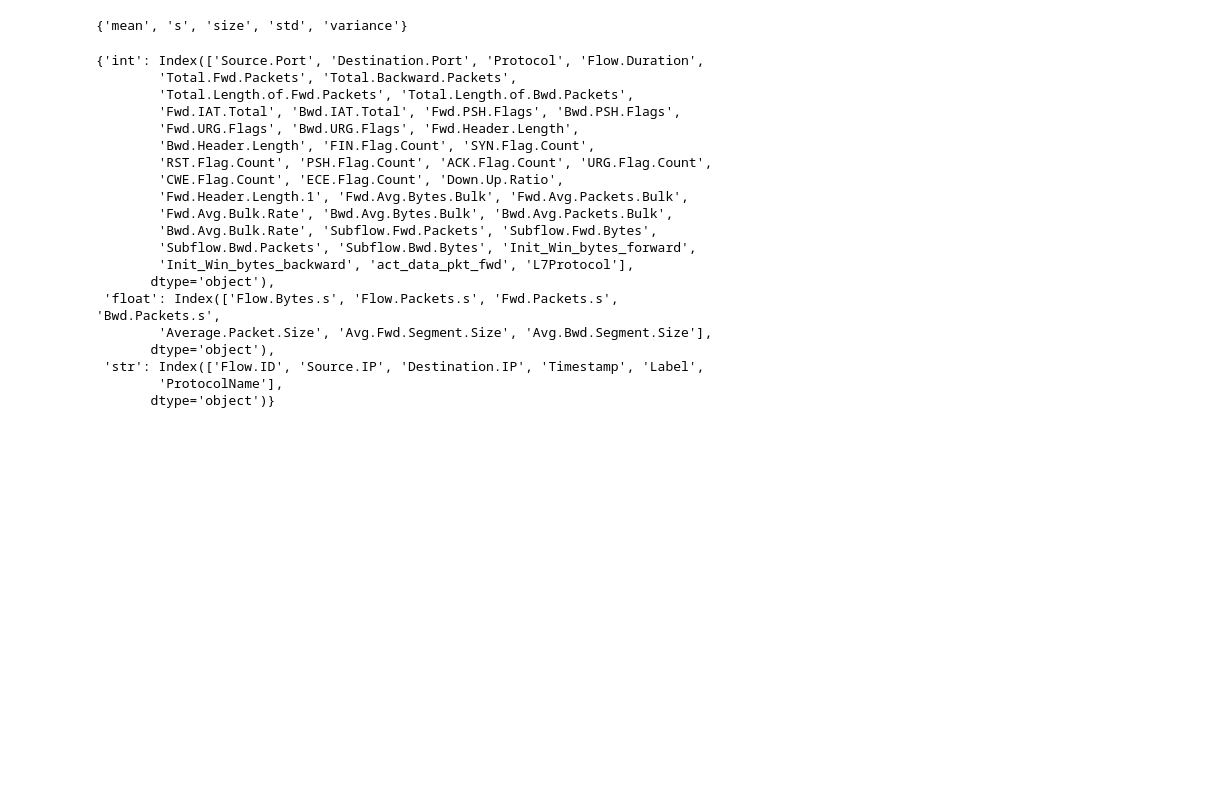
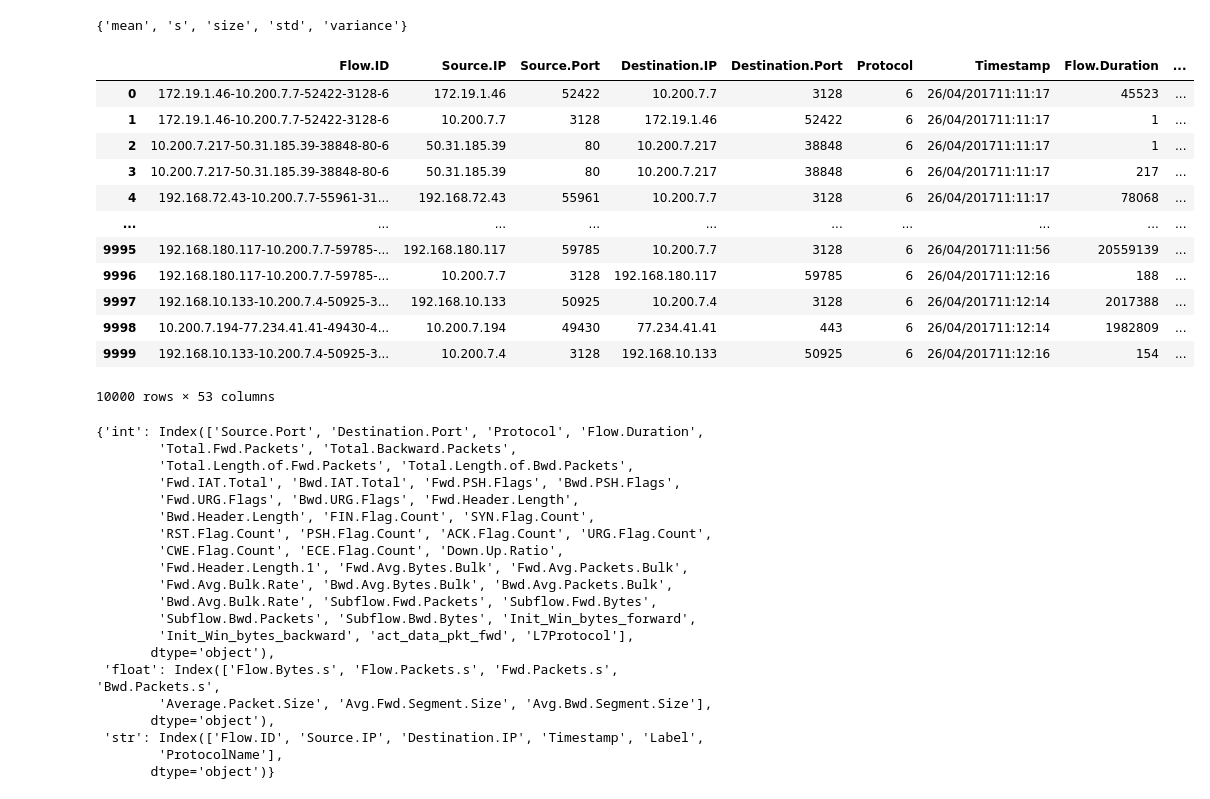
Before and after one commit to arj1211/ece356project, a Jupyter notebook: explore_data.ipynb, the cells around one changed output. Cells and saved outputs as stored; diff of their text form; code cells hidden in the pictures; blank space fills up the shorter version.

```diff
--- a/explore_data.ipynb
+++ b/explore_data.ipynb
@@ -55,6 +55,22 @@ set([s[s.rfind('.')+1:] for s in columns_of_type['float'].str.lower().tolist()])
 {'mean', 's', 'size', 'std', 'variance'}
 # %%
 df_big.drop(columns=df_big.columns[df_big.columns.str.lower().str.contains('max|mean|min|std|variance')], inplace=True)
+# %%
+df_big
+# %% [output]
+|  | Flow.ID | Source.IP | Source.Port | Destination.IP | Destination.Port | Protocol | Timestamp | Flow.Duration | ... |
+| 0 | 172.19.1.46-10.200.7.7-52422-3128-6 | 172.19.1.46 | 52422 | 10.200.7.7 | 3128 | 6 | 26/04/201711:11:17 | 45523 | ... |
+| 1 | 172.19.1.46-10.200.7.7-52422-3128-6 | 10.200.7.7 | 3128 | 172.19.1.46 | 52422 | 6 | 26/04/201711:11:17 | 1 | ... |
+| 2 | 10.200.7.217-50.31.185.39-38848-80-6 | 50.31.185.39 | 80 | 10.200.7.217 | 38848 | 6 | 26/04/201711:11:17 | 1 | ... |
+| 3 | 10.200.7.217-50.31.185.39-38848-80-6 | 50.31.185.39 | 80 | 10.200.7.217 | 38848 | 6 | 26/04/201711:11:17 | 217 | ... |
+| 4 | 192.168.72.43-10.200.7.7-55961-31... | 192.168.72.43 | 55961 | 10.200.7.7 | 3128 | 6 | 26/04/201711:11:17 | 78068 | ... |
+| ... | ... | ... | ... | ... | ... | ... | ... | ... | ... |
+| 9995 | 192.168.180.117-10.200.7.7-59785-... | 192.168.180.117 | 59785 | 10.200.7.7 | 3128 | 6 | 26/04/201711:11:56 | 20559139 | ... |
+| 9996 | 192.168.180.117-10.200.7.7-59785-... | 10.200.7.7 | 3128 | 192.168.180.117 | 59785 | 6 | 26/04/201711:12:16 | 188 | ... |
+| 9997 | 192.168.10.133-10.200.7.4-50925-3... | 192.168.10.133 | 50925 | 10.200.7.4 | 3128 | 6 | 26/04/201711:12:14 | 2017388 | ... |
+| 9998 | 10.200.7.194-77.234.41.41-49430-4... | 10.200.7.194 | 49430 | 77.234.41.41 | 443 | 6 | 26/04/201711:12:14 | 1982809 | ... |
+| 9999 | 192.168.10.133-10.200.7.4-50925-3... | 10.200.7.4 | 3128 | 192.168.10.133 | 50925 | 6 | 26/04/201711:12:16 | 154 | ... |
+10000 rows × 53 columns
 # %%
 columns_of_type = {'int':df_big.columns[df_big.dtypes=='int64'], 'float':df_big.columns[df_big.dtypes=='float64'], 'str':df_big.columns[df_big.dtypes=='object']}
 columns_of_type
```
Also changed, not shown: parts of 13 cells of this notebook, 1 other file.
